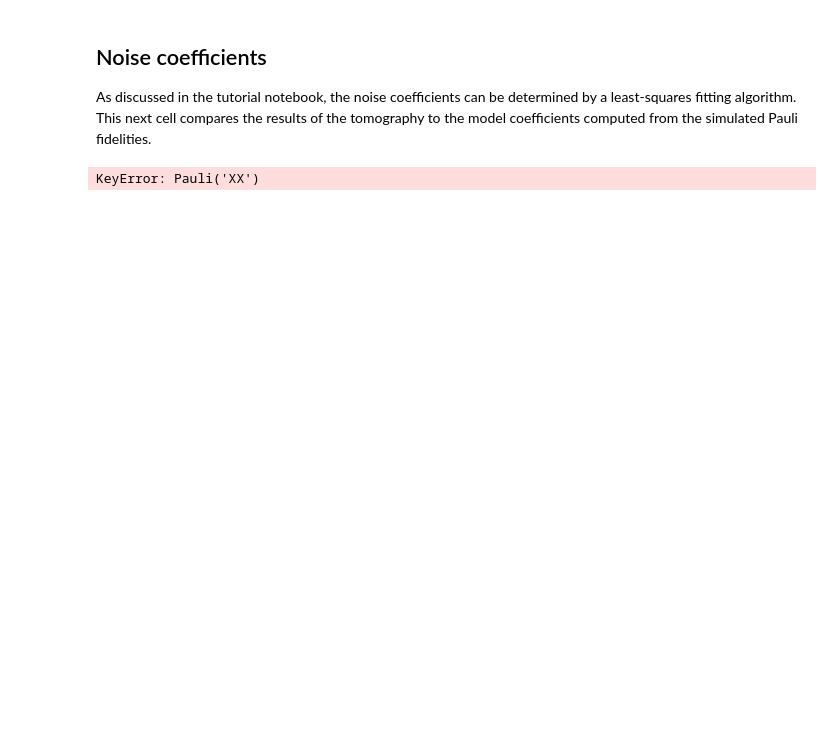
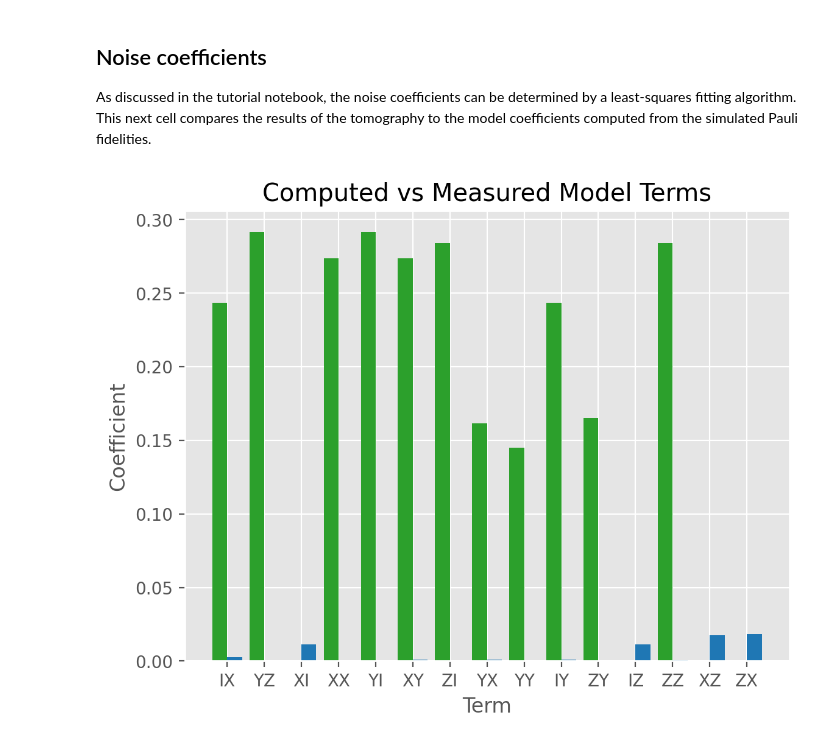
Before and after one commit to Fabrice-Schoeneberger/AutomatedPERTools, a Jupyter notebook: tests_and_figures/NoiseModelTesting.ipynb, the cells around one changed output. Drawn from its saved outputs; the diff is of its cells as text; code cells hidden in the pictures; blank space fills up the shorter version.

```diff
--- a/tests_and_figures/NoiseModelTesting.ipynb
+++ b/tests_and_figures/NoiseModelTesting.ipynb
@@ -296,33 +261,37 @@ fidelities = []
 #construct fidelities lists based on pair/single measurements
 for key in model_terms.values():
     f1.append(key.pauli)
     fidelities.append(key.fidelity)
     if key.single_fidelity:
         f2.append(key.pair)
     else:
         f2.append(key.pauli)
 
 #define symplectic inner product and construct M matrices
 sprod = lambda a,b: int(not a.commutes(b))
 M1 = [[sprod(a,b) for a in model_terms] for b in f1]
 M2 = [[sprod(a,b) for a in model_terms] for b in f2]
-
+for i in real_errors:
+    if real_errors[i].real <= 0:
+        print(real_errors)
+        real_errors[i]= -real_errors[i]
+        #raise Exception("Measured a negativ number")
 #Solve for the coefficients using the simulated fidelities
-real_coeffs, real_rnorm = nnls(M1, -.5*np.log([real_errors[term.pauli].real for term in f1]))
+real_coeffs, real_rnorm = nnls(M1, -.5*np.log([real_errors[term.pauli.to_label()].real for term in f1]))
 
 #Get a list of coefficients output by the tomography procedure in the same order
 coeffs = dict(list(noisedataframe.noisemodels.values())[0].coeffs)
 meas_coeffs = [coeffs[term] for term in f1]
 
 #plot
 ax = np.arange(len(model_terms))
 
 plt.bar(ax+.2, meas_coeffs, .4, color='tab:blue')
 plt.bar(ax-.2, real_coeffs, .4, color='tab:green')
 
 plt.xticks(ax, [t.to_label() for t in model_terms]);
 plt.title("Computed vs Measured Model Terms");
 plt.xlabel("Term");
 plt.ylabel("Coefficient");
 # %% [output]
-KeyError: Pauli('XX')
+[figure, added]
```
Also changed, not shown: parts of 13 cells of this notebook, 3 other files.
